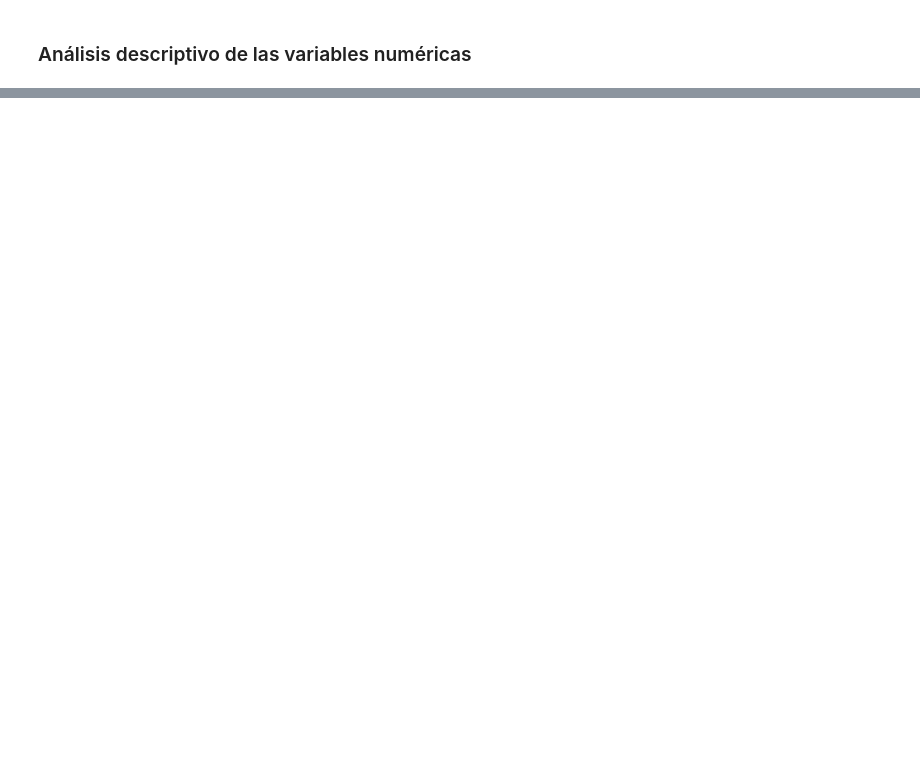
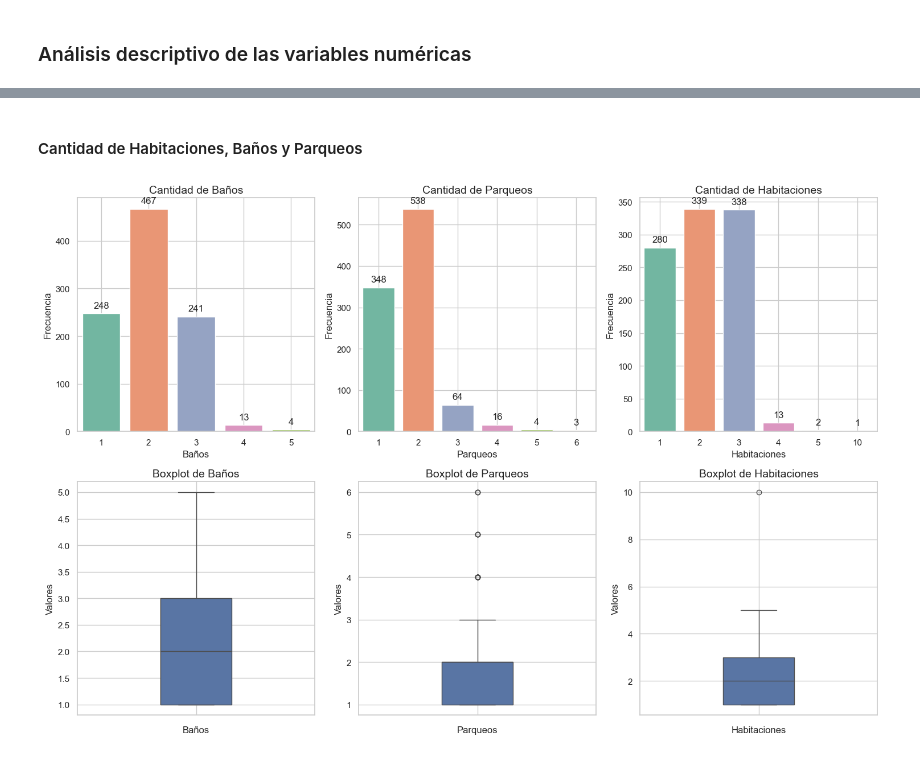
Before and after one commit to Emileo12/Precio_alquileres_DistritoNacional, a Jupyter notebook: notebooks/EDA_ofertas_inmobiliarias.ipynb, the cells around one changed output, grey strips where cells are left out. Drawn from its saved outputs; the diff is of its cells as text; code cells hidden in the pictures; blank space fills up the shorter version.

```diff
--- a/notebooks/EDA_ofertas_inmobiliarias.ipynb
+++ b/notebooks/EDA_ofertas_inmobiliarias.ipynb
@@ -129,0 +165,37 @@ plt.show()
+# %% [markdown]
+#### Cantidad de Habitaciones, Baños y Parqueos
+# %%
+# Seleccionar las columnas numéricas
+numerical_columns = ['Baños', 'Parqueos', 'Habitaciones']
+
+# Crear subplots: 2 filas, 3 columnas (primera fila para gráficos de barra, segunda fila para boxplot)
+fig, axes = plt.subplots(2, 3, figsize=(15, 10))
+
+# Iterar sobre cada variable para crear los gráficos de barras (primera fila) y boxplots (segunda fila)
+for i, column in enumerate(numerical_columns):
+    # Gráfico de barras en la primera fila
+    sns.countplot(data=df, x=column, ax=axes[0, i],hue=column,legend=False, palette='Set2')
+    axes[0, i].set_title(f'Cantidad de {column}', fontsize=14)
+    axes[0, i].set_xlabel(column, fontsize=12)
+    axes[0, i].set_ylabel('Frecuencia', fontsize=12)
+    axes[0, i].grid(True)
+
+    # Añadir las etiquetas con la cantidad en cada barra
+    for p in axes[0, i].patches:
+        axes[0, i].annotate(f'{int(p.get_height())}', (p.get_x() + p.get_width() / 2., p.get_height()),
+                            ha='center', va='center', xytext=(0, 10), textcoords='offset points')
+
+    # Boxplot en la segunda fila
+    sns.boxplot(data=df, y=column, ax=axes[1, i], width=0.3)
+    axes[1, i].set_title(f'Boxplot de {column}', fontsize=14)
+    axes[1, i].set_xlabel(column, fontsize=12)
+    axes[1, i].set_ylabel('Valores', fontsize=12)
+    axes[1, i].grid(True)
+
+# Ajustar el layout para que no se solapen los gráficos
+plt.tight_layout()
+
+# Mostrar los gráficos
+plt.show()
+# %% [output]
+[figure, added]
```
Also changed, not shown: parts of 52 cells of this notebook, 18 other files.
